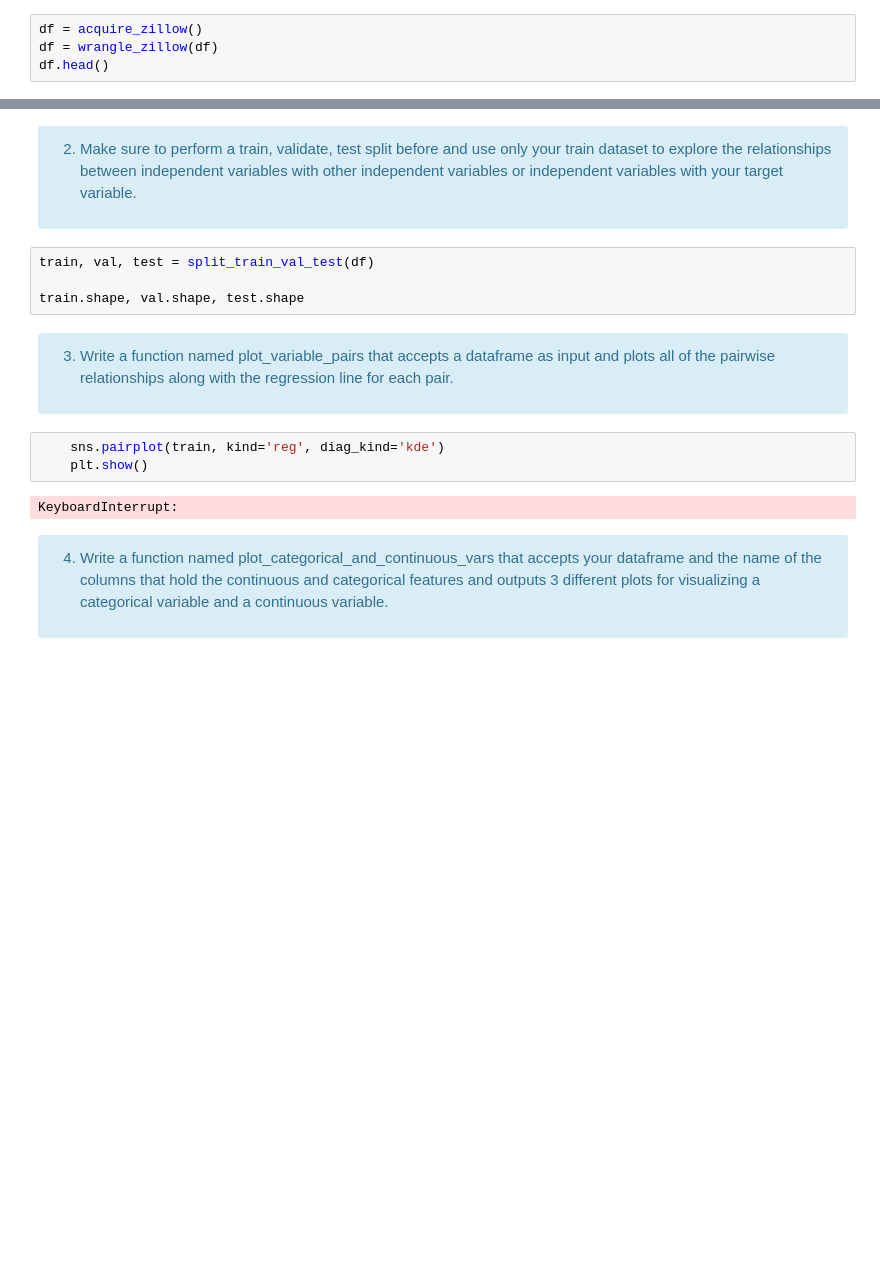
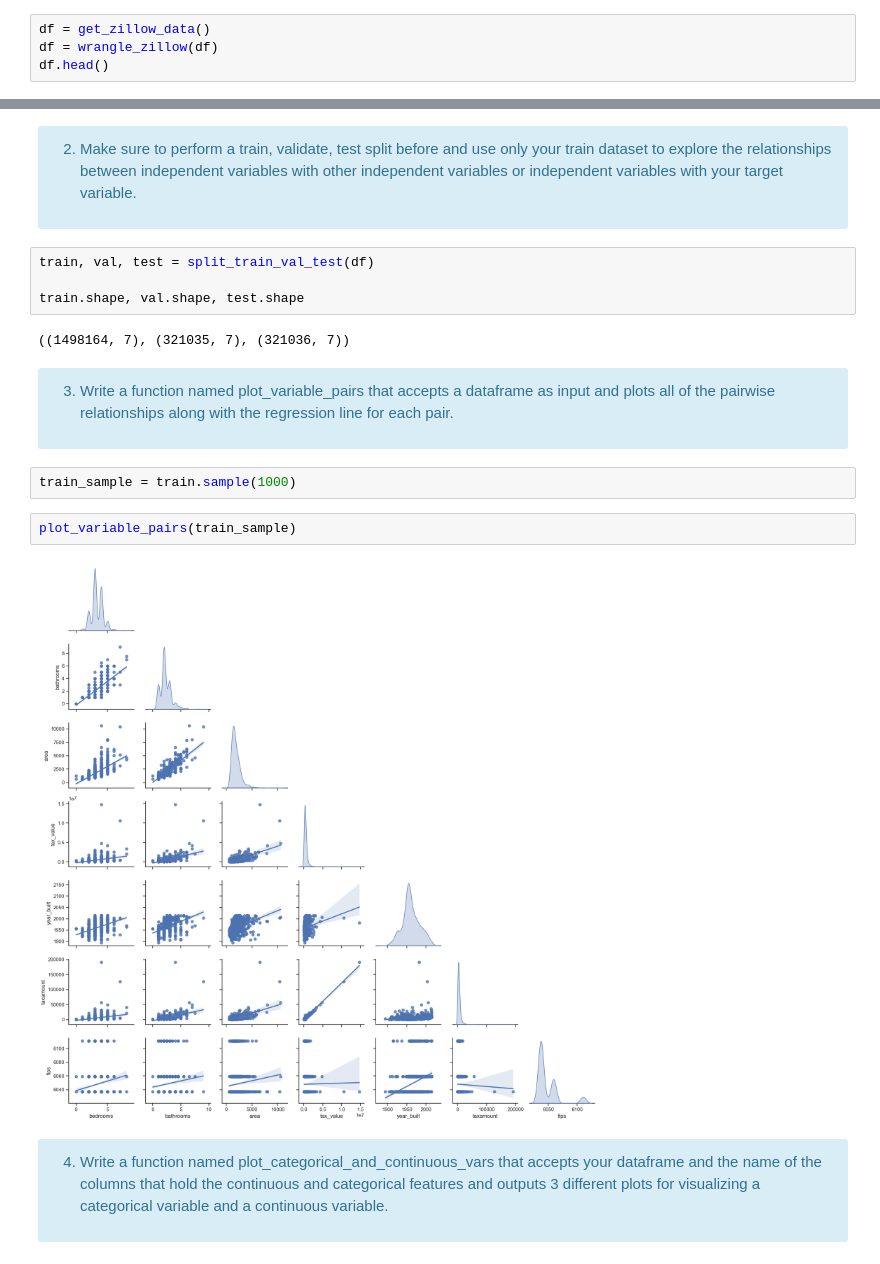
Before and after one commit to Jonathan-Garcia1/regression-exercises, a Jupyter notebook: explore.ipynb, the cells around one changed output, grey strips where cells are left out. Cells and saved outputs as stored; diff of their text form; blank space fills up the shorter version.

```diff
--- a/explore.ipynb
+++ b/explore.ipynb
@@ -29,6 +33,6 @@ In these exercises, you will run through the stages of exploration as you contin
 
 1. As with encoded vs. unencoded data, we recommend exploring un-scaled data in your EDA process.
 # %%
-df = acquire_zillow()
+df = get_zillow_data()
 df = wrangle_zillow(df)
 df.head()
@@ -40,15 +51,18 @@ df.head()
 train, val, test = split_train_val_test(df)
 
 train.shape, val.shape, test.shape
+# %% [output]
+((1498164, 7), (321035, 7), (321036, 7))
 # %% [markdown]
 <div class="alert alert-block alert-info">
 
 3. Write a function named plot_variable_pairs that accepts a dataframe as input and plots all of the pairwise relationships along with the regression line for each pair.
-# %%
-    sns.pairplot(train, kind='reg', diag_kind='kde')
-    plt.show()
-# %% [output]
-KeyboardInterrupt:
+# %%
+train_sample = train.sample(1000)
+# %%
+plot_variable_pairs(train_sample)
+# %% [output]
+[figure, added]
 # %% [markdown]
 <div class="alert alert-block alert-info">
 
```
Also changed, not shown: parts of 17 cells of this notebook, 3 other files.
